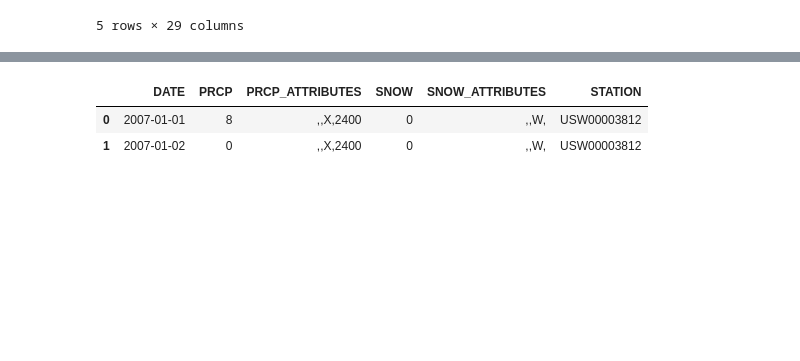
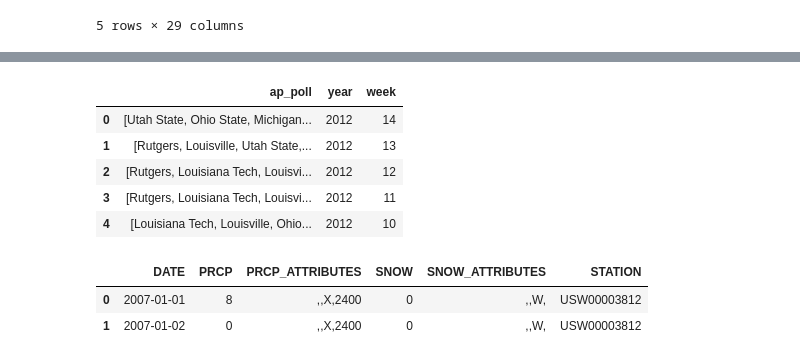
Before and after one commit to TaraWilson17/data512, a Jupyter notebook: final_project/data_collection.ipynb, the cells around one changed output, grey strips where cells are left out. Cells and saved outputs as stored; diff of their text form; code cells hidden in the pictures; blank space fills up the shorter version.

```diff
--- a/final_project/data_collection.ipynb
+++ b/final_project/data_collection.ipynb
@@ -134,3 +160,37 @@ game_and_venue_data.to_csv("processed_data/game_and_venue_data.csv")
+# %%
+datasets = [rankings_2012, rankings_2013, rankings_2014, rankings_2015, rankings_2016, rankings_2017, rankings_2018]
+
+ap_polls = []
+years = []
+weeks = []
+
+for dataset in datasets:
+    for index, row in dataset.iterrows():
+        weeks.append(row.week)
+        years.append(row.season)
+        polls = row.polls
+        for i in range(len(polls)):
+            # get poll names
+            if polls[i]["poll"] == "AP Top 25":
+                #ap_polls.append(polls[i]["ranks"])
+                ranked_teams = polls[i]["ranks"]
+                schools = []
+                for ranking in ranked_teams:
+                    schools.append(ranking["school"])
+                ap_polls.append(schools)
+# %%
+ap_ranking_data = pd.DataFrame()
+ap_ranking_data["ap_poll"] = ap_polls
+ap_ranking_data["year"] = years
+ap_ranking_data["week"] = weeks
+ap_ranking_data.head()
+# %% [output]
+|  | ap_poll | year | week |
+| 0 | [Utah State, Ohio State, Michigan... | 2012 | 14 |
+| 1 | [Rutgers, Louisville, Utah State,... | 2012 | 13 |
+| 2 | [Rutgers, Louisiana Tech, Louisvi... | 2012 | 12 |
+| 3 | [Rutgers, Louisiana Tech, Louisvi... | 2012 | 11 |
+| 4 | [Louisiana Tech, Louisville, Ohio... | 2012 | 10 |
 # %%
 # get station name
 # %%
```
Also changed, not shown: parts of 3 cells of this notebook.
